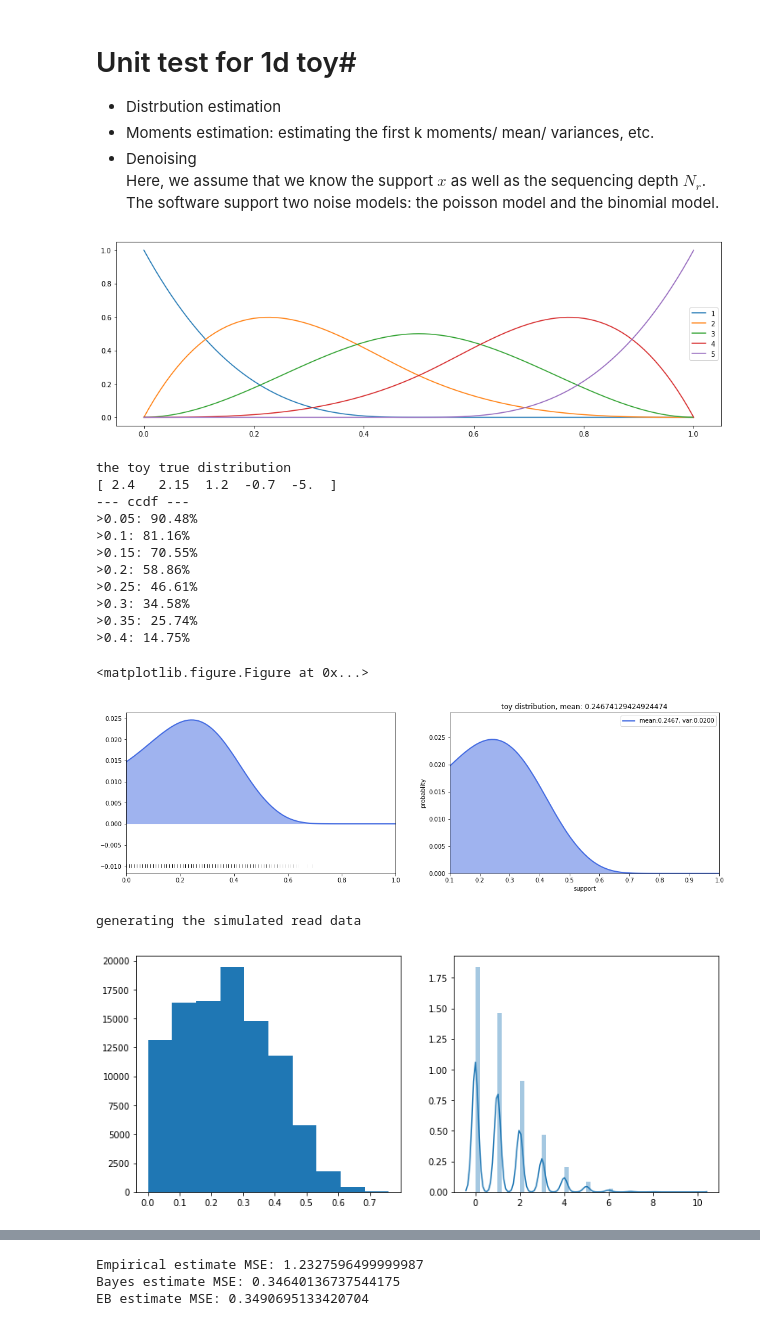
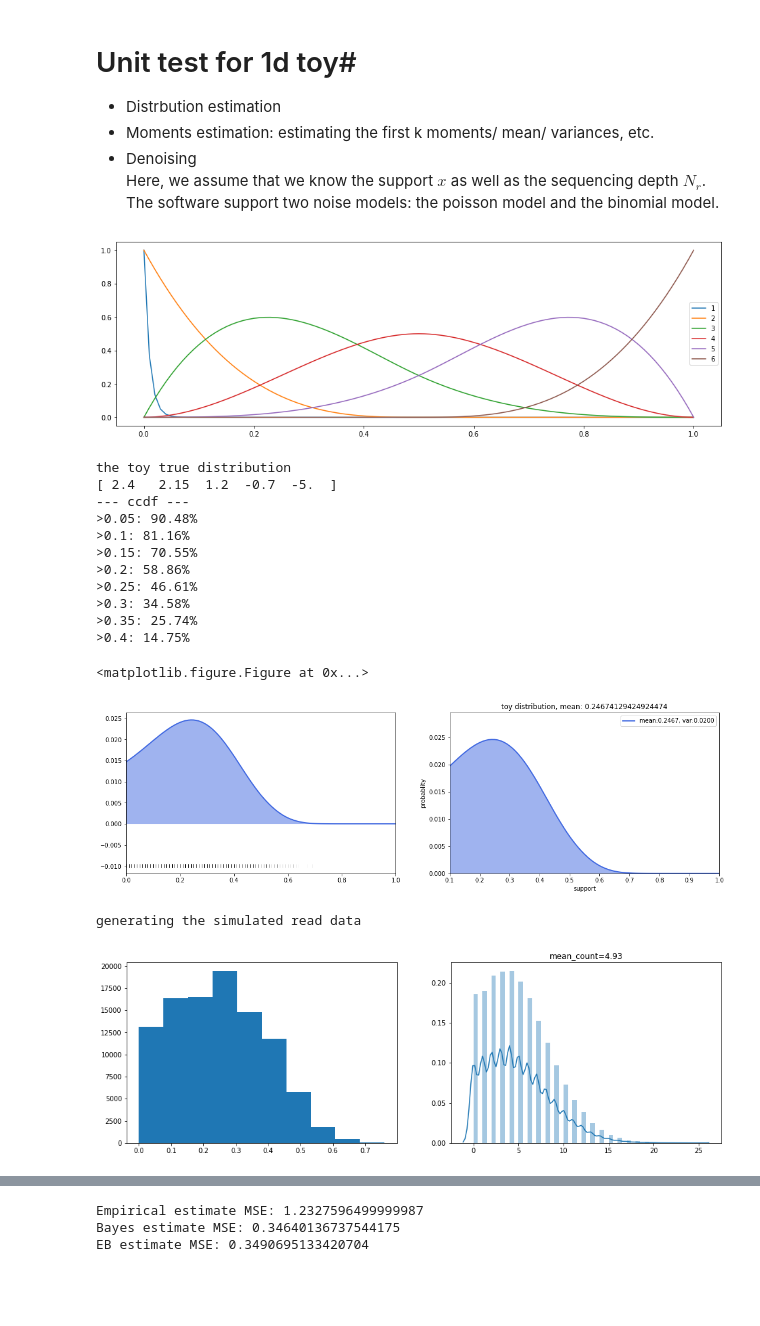
Before and after one commit to martinjzhang/single_cell_eb, a Jupyter notebook: unit_test.ipynb, the cells around one changed output, grey strips where cells are left out. Drawn from its saved outputs; the diff is of its cells as text; code cells hidden in the pictures; blank space fills up the shorter version.

```diff
--- a/unit_test.ipynb
+++ b/unit_test.ipynb
@@ -29,35 +29,35 @@ The autoreload extension is already loaded. To reload it, use:
  - Denoising
 <br> Here, we assume that we know the support $x$ as well as the sequencing depth $N_r$. The software support two noise models: the poisson model and the binomial model.
 # %%
-Q=Q_gen_ND(verbose=True,n_degree=5) ## the splines
+Q,_=Q_gen_ND(verbose=True,n_degree=5,zero_inflate=True) ## the splines
 
 ## creating a toy 1d distribution instance
 print('the toy true distribution')
 np.random.seed(42)
-p,x=toy_dist(vis=1,opt='1d_Q')
+p,x=toy_dist(verbose=True,opt='1d_Q')
 
 ## generate the simulated read count data
 print('generating the simulated read data')
 N_c=100000
-N_r=5
-X,Y,data_info=data_gen_1d(p,x,N_c,N_r,noise='poi',vis=1)
+N_r=20
+X,Y,data_info=data_gen_1d(p,x,N_c,N_r,noise='poi',verbose=True)
 # %% [output]
-[figure, old version]
+[figure, new version]
 the toy true distribution
 [ 2.4   2.15  1.2  -0.7  -5.  ]
 --- ccdf ---
 >0.05: 90.48%
 >0.1: 81.16%
 >0.15: 70.55%
 >0.2: 58.86%
 >0.25: 46.61%
 >0.3: 34.58%
 >0.35: 25.74%
 >0.4: 14.75%
 <matplotlib.figure.Figure at 0x...>
 [figure]
 generating the simulated read data
-[figure, old version]
+[figure, new version]
 # %%
 ## distribution estimation
 # input: Y
```
Also changed, not shown: parts of 4 cells of this notebook, 33 other files.
